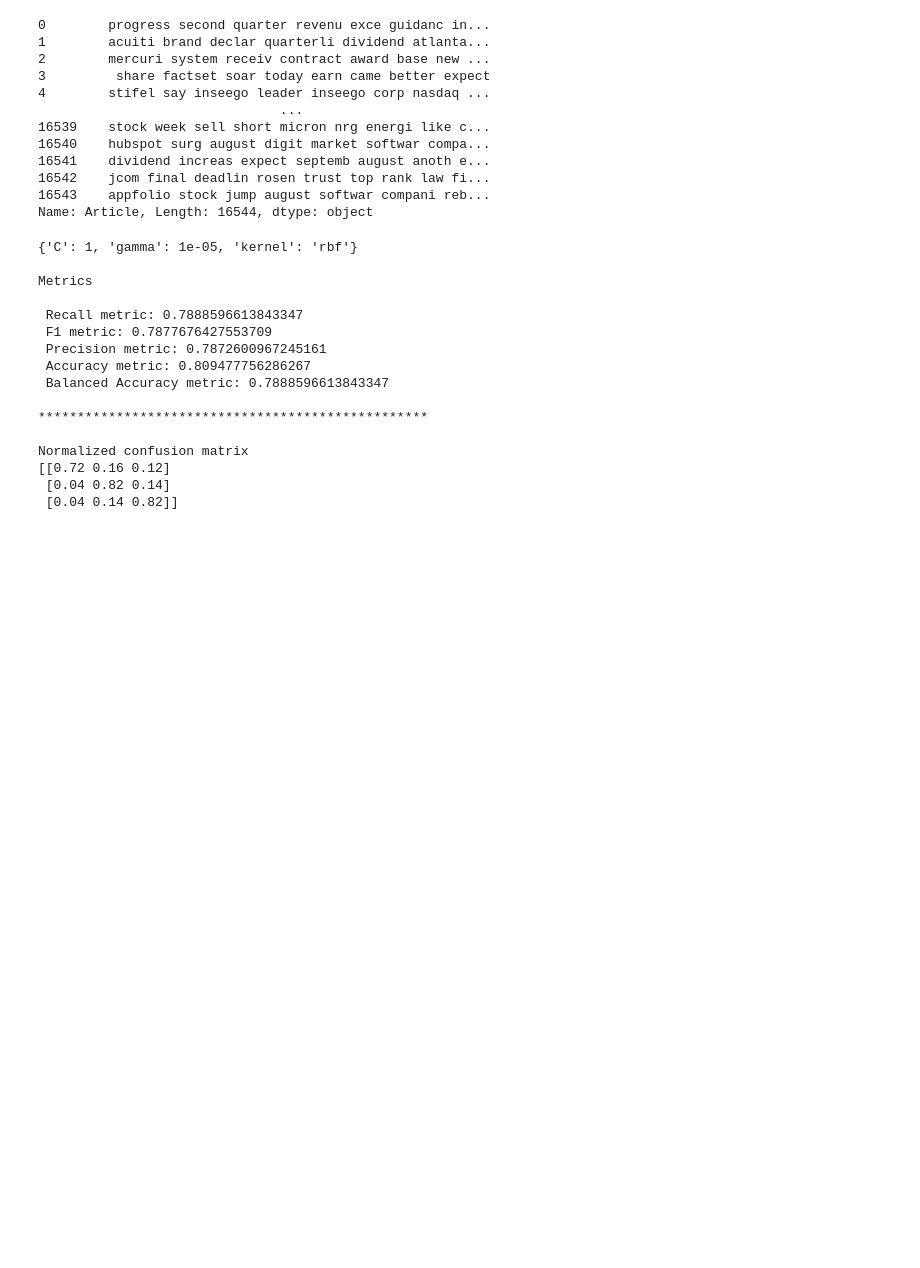
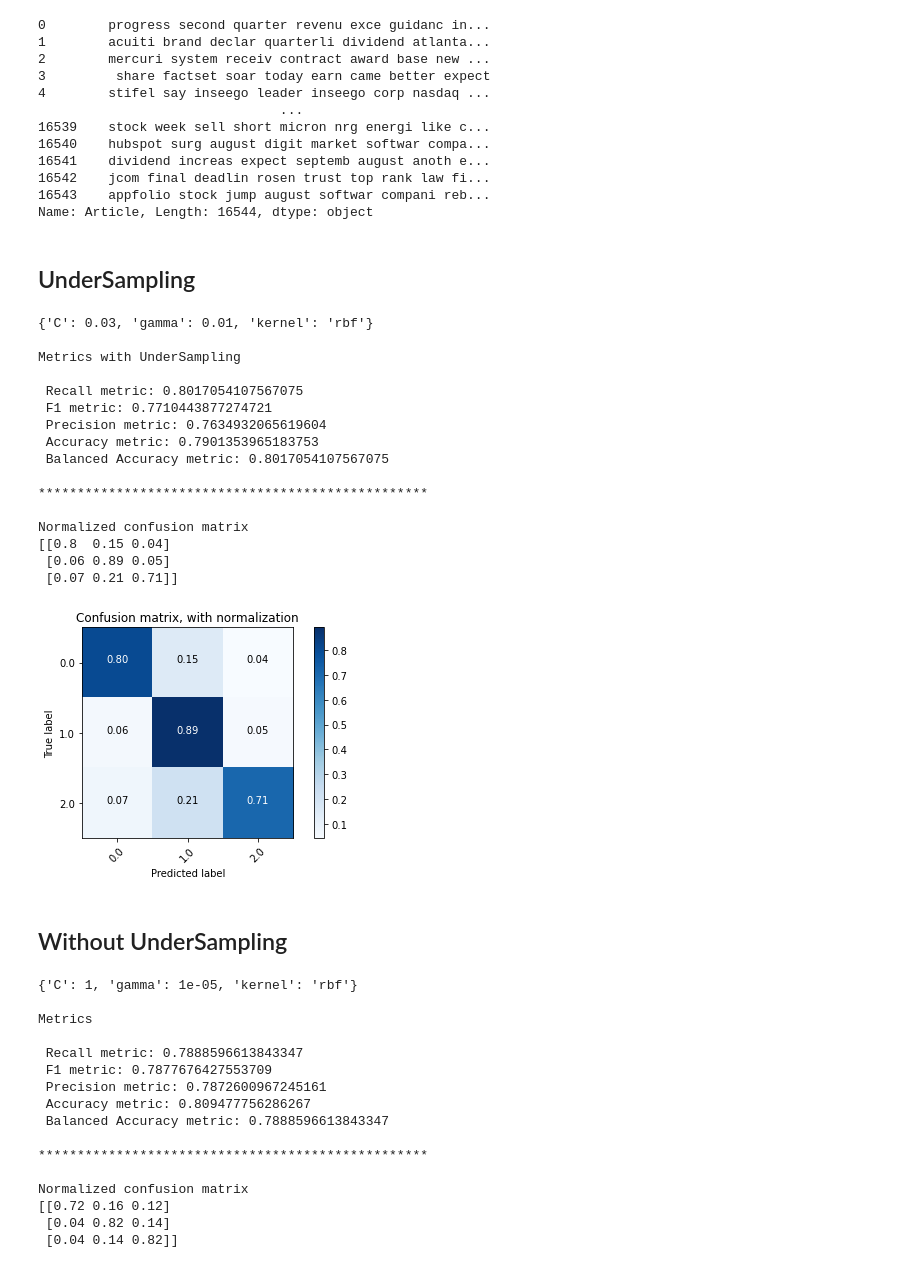
Before and after one commit to ialmalis/ML_in_Finance, a Jupyter notebook: Tech/Tech_SVM_pca.ipynb, the cells around one changed output. Drawn from its saved outputs; the diff is of its cells as text; code cells hidden in the pictures; blank space fills up the shorter version.

```diff
--- a/Tech/Tech_SVM_pca.ipynb
+++ b/Tech/Tech_SVM_pca.ipynb
@@ -155,6 +160,80 @@ print(X['Article'])
 16542    jcom final deadlin rosen trust top rank law fi...
 16543    appfolio stock jump august softwar compani reb...
 Name: Article, Length: 16544, dtype: object
+# %% [markdown]
+## UnderSampling
+# %%
+tfidf_vectorizer = TfidfVectorizer(max_df=0.9)
+Xv = tfidf_vectorizer.fit_transform(X['Article'])
+Xv = pd.DataFrame(Xv.todense())
+X_train,X_test,y_train,y_test = train_test_split(Xv,y, test_size=0.25,stratify=y)
+
+rus = RandomUnderSampler(sampling_strategy='majority')
+X_rus, y_rus = rus.fit_resample(X_train, y_train)
+
+scaler = MinMaxScaler()
+X_rus = scaler.fit_transform(X_rus)
+X_test = scaler.transform(X_test)
+
+X_train = mypca.fit_transform(X_rus)
+X_test = mypca.transform(X_test)
+
+X_lda = lda.fit(X_train, y_rus)
+
+X_train=lda.transform(X_train)
+X_test=lda.transform(X_test)
+# %%
+tuned_parameters = [
+  {'C': [0.1, 1, 10, 100, 1000], 'kernel': ['linear']},
+  {'C': [0.03, 0.1, 1, 10, 100 ], 'gamma': [5, 1, 0.1, 0.01, 0.001, 0.0001, 0.00001, 0.000001], 'kernel': ['rbf']}
+
+ ]
+
+grid = GridSearchCV(SVC(class_weight='balanced', decision_function_shape='ovo'), tuned_parameters, n_jobs=-1, refit = True, cv=5)
+grid.fit(X_train, y_rus)
+print(grid.best_params_)
+grid_predictions = grid.predict(X_test)
+
+print("\nMetrics with UnderSampling\n")
+recall = metrics.recall_score(y_test,grid_predictions ,average='macro')
+precision = metrics.precision_score(y_test,grid_predictions ,average='macro')
+f1 = metrics.f1_score(y_test,grid_predictions ,average='macro')
+Accur=metrics.accuracy_score(y_test,grid_predictions )
+B_Accur=metrics.balanced_accuracy_score(y_test,grid_predictions )
+
+print(' Recall metric:',recall)
+print(' F1 metric:',f1)
+print(' Precision metric:',precision)
+print(' Accuracy metric:',Accur)
+print(' Balanced Accuracy metric:',B_Accur,"\n")
+print("**************************************************\n")
+
+cnf_matrix = confusion_matrix(y_test, grid_predictions ,labels=[0.0, 1.0, 2.0])
+np.set_printoptions(precision=2)
+
+plt.figure()
+plot_confusion_matrix(cnf_matrix, classes=[0.0, 1.0, 2.0],
+                      title='Confusion matrix, with normalization')
+# %% [output]
+{'C': 0.03, 'gamma': 0.01, 'kernel': 'rbf'}
+
+Metrics with UnderSampling
+
+ Recall metric: 0.8017054107567075
+ F1 metric: 0.7710443877274721
+ Precision metric: 0.7634932065619604
+ Accuracy metric: 0.7901353965183753
+ Balanced Accuracy metric: 0.8017054107567075
+
+**************************************************
+
+Normalized confusion matrix
+[[0.8  0.15 0.04]
+ [0.06 0.89 0.05]
+ [0.07 0.21 0.71]]
+[figure, added]
+# %% [markdown]
+## Without UnderSampling
 # %%
 tfidf_vectorizer = TfidfVectorizer(max_df=0.9)
 Xv = tfidf_vectorizer.fit_transform(X['Article'])
```
Also changed, not shown: parts of 1 cell of this notebook, 1 other file.
